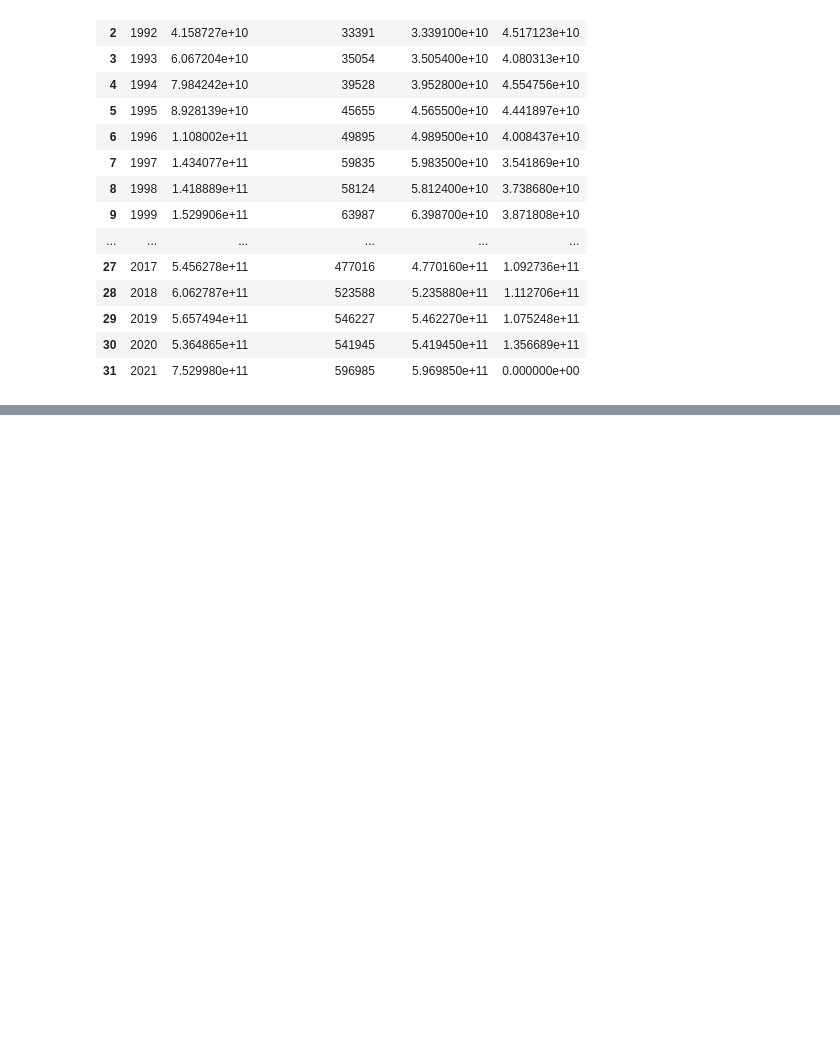
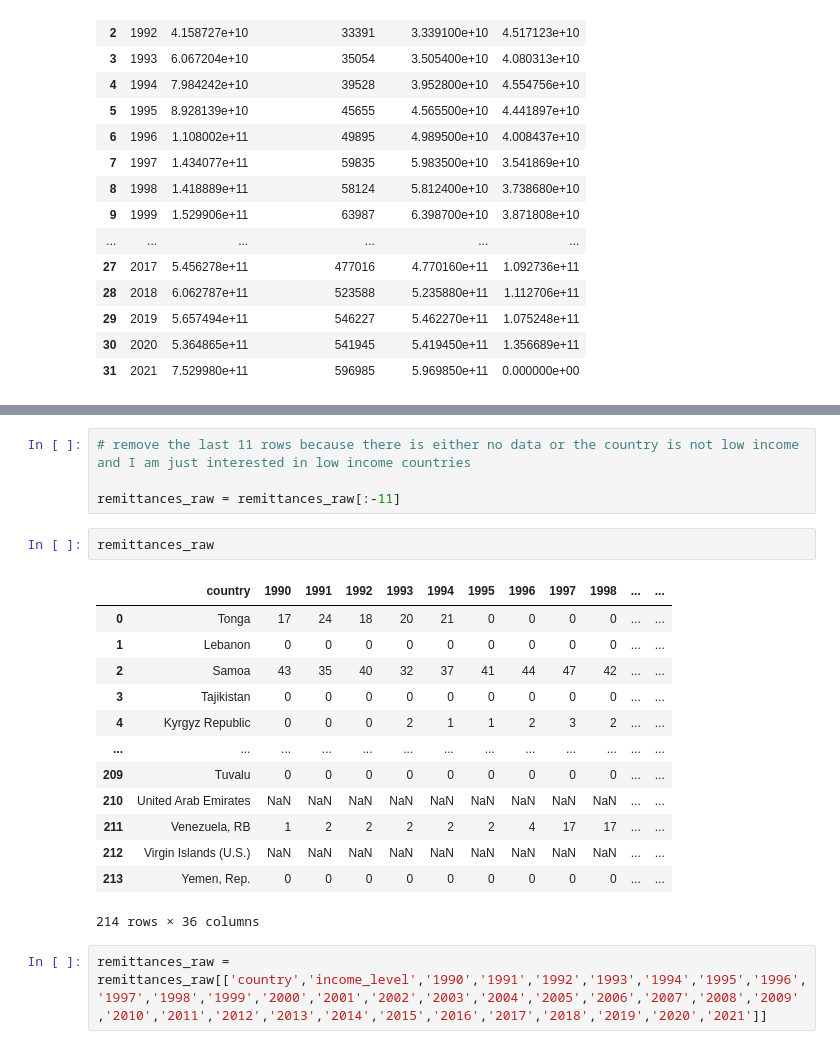
Before and after one commit to kellywaldro/remittances, a Jupyter notebook: merging.ipynb, the cells around one changed output, grey strips where cells are left out. Drawn from its saved outputs; the diff is of its cells as text; blank space fills up the shorter version.

```diff
--- a/merging.ipynb
+++ b/merging.ipynb
@@ -491,0 +574,22 @@ fdi_remit_oda_df.to_csv('fdi_remit_oda.csv', index=False)
+# %%
+# remove the last 11 rows because there is either no data or the country is not low income and I am just interested in low income countries
+
+remittances_raw = remittances_raw[:-11]
+# %%
+remittances_raw
+# %% [output]
+|  | country | 1990 | 1991 | 1992 | 1993 | 1994 | 1995 | 1996 | 1997 | 1998 | ... | ... |
+| 0 | Tonga | 17 | 24 | 18 | 20 | 21 | 0 | 0 | 0 | 0 | ... | ... |
+| 1 | Lebanon | 0 | 0 | 0 | 0 | 0 | 0 | 0 | 0 | 0 | ... | ... |
+| 2 | Samoa | 43 | 35 | 40 | 32 | 37 | 41 | 44 | 47 | 42 | ... | ... |
+| 3 | Tajikistan | 0 | 0 | 0 | 0 | 0 | 0 | 0 | 0 | 0 | ... | ... |
+| 4 | Kyrgyz Republic | 0 | 0 | 0 | 2 | 1 | 1 | 2 | 3 | 2 | ... | ... |
+| ... | ... | ... | ... | ... | ... | ... | ... | ... | ... | ... | ... | ... |
+| 209 | Tuvalu | 0 | 0 | 0 | 0 | 0 | 0 | 0 | 0 | 0 | ... | ... |
+| 210 | United Arab Emirates | NaN | NaN | NaN | NaN | NaN | NaN | NaN | NaN | NaN | ... | ... |
+| 211 | Venezuela, RB | 1 | 2 | 2 | 2 | 2 | 2 | 4 | 17 | 17 | ... | ... |
+| 212 | Virgin Islands (U.S.) | NaN | NaN | NaN | NaN | NaN | NaN | NaN | NaN | NaN | ... | ... |
+| 213 | Yemen, Rep. | 0 | 0 | 0 | 0 | 0 | 0 | 0 | 0 | 0 | ... | ... |
+214 rows × 36 columns
+# %%
+remittances_raw = remittances_raw[['country','income_level','1990','1991','1992','1993','1994','1995','1996','1997','1998','1999','2000','2001','2002','2003','2004','2005','2006','2007','2008','2009','2010','2011','2012','2013','2014','2015','2016','2017','2018','2019','2020','2021']]
```
Also changed, not shown: parts of 22 cells of this notebook, 2 other files.
